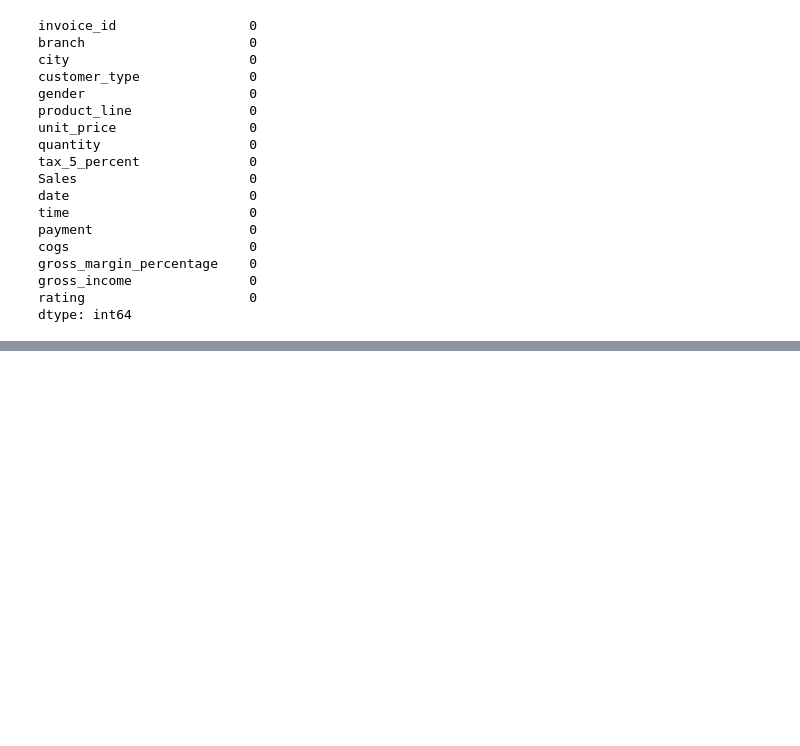
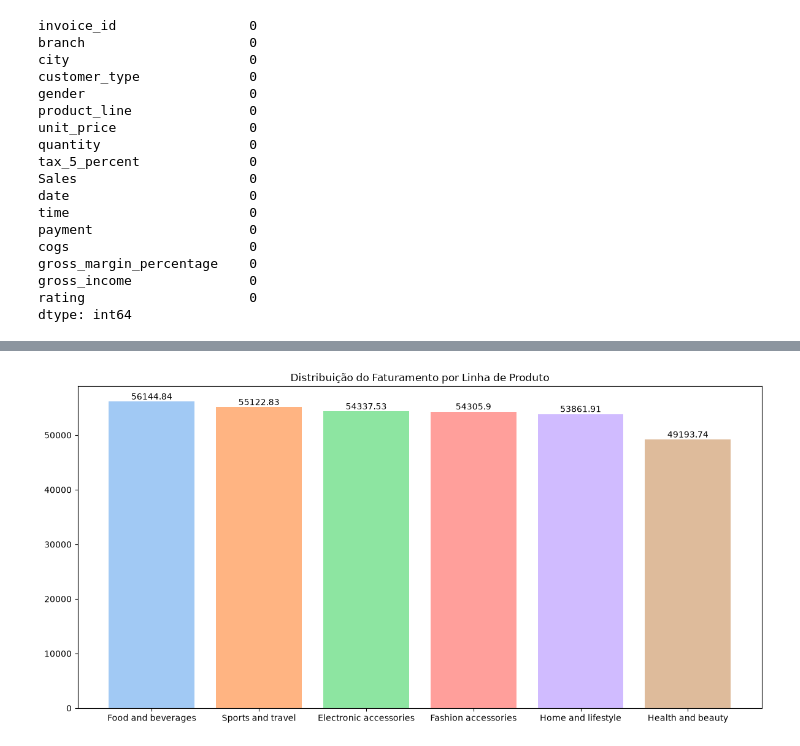
Before and after one commit to cadujochem/projeto-supermarket-sales, a Jupyter notebook: src/notebook_etl.ipynb, the cells around one changed output, grey strips where cells are left out. Drawn from its saved outputs; the diff is of its cells as text; code cells hidden in the pictures; blank space fills up the shorter version.

```diff
--- a/src/notebook_etl.ipynb
+++ b/src/notebook_etl.ipynb
@@ -174,0 +266,10 @@ print(f" ETL concluído com sucesso! Arquivo gerado em: {caminho_saida}")
+# %%
+linha_produto_vencedora = df.groupby('linha_produto')['valor_total'].sum().round(2).sort_values(ascending=False)
+plt.figure(figsize=(12, 6))
+cores = sns.color_palette('pastel')[0:len(linha_produto_vencedora)]
+plt.bar_label(plt.bar(linha_produto_vencedora.index, linha_produto_vencedora.values, color=cores), labels=linha_produto_vencedora.values)
+plt.title('Distribuição do Faturamento por Linha de Produto')
+plt.tight_layout()
+plt.show()
+# %% [output]
+[figure, added]
```
Also changed, not shown: parts of 23 cells of this notebook, 10 other files.
